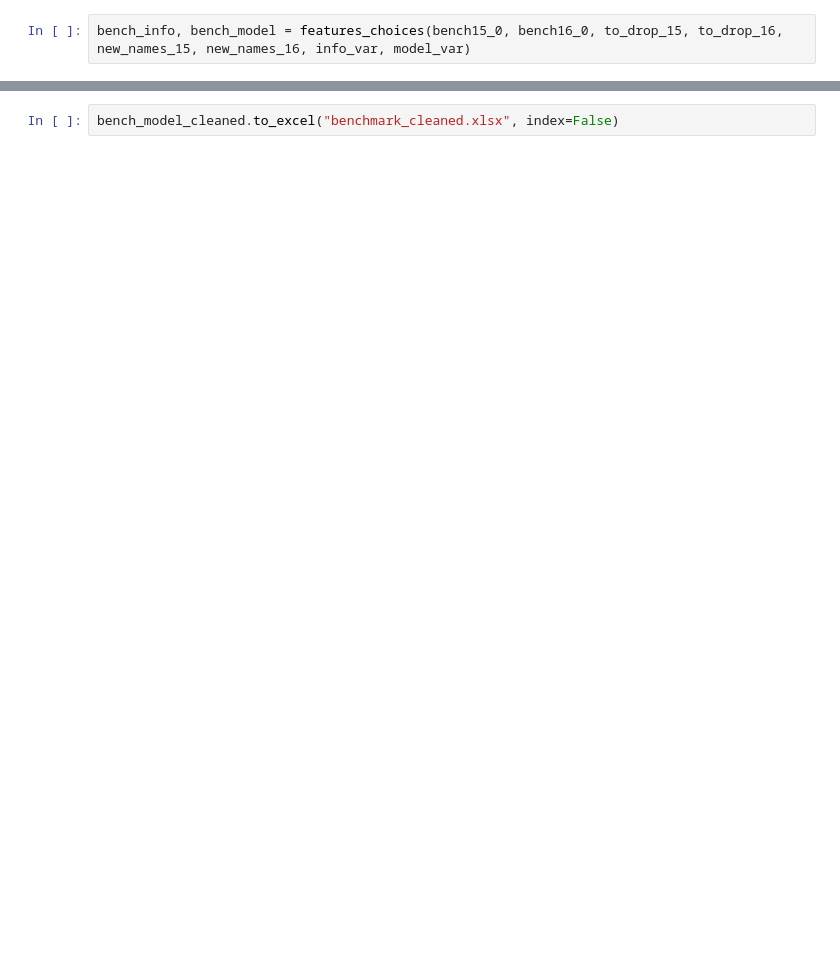
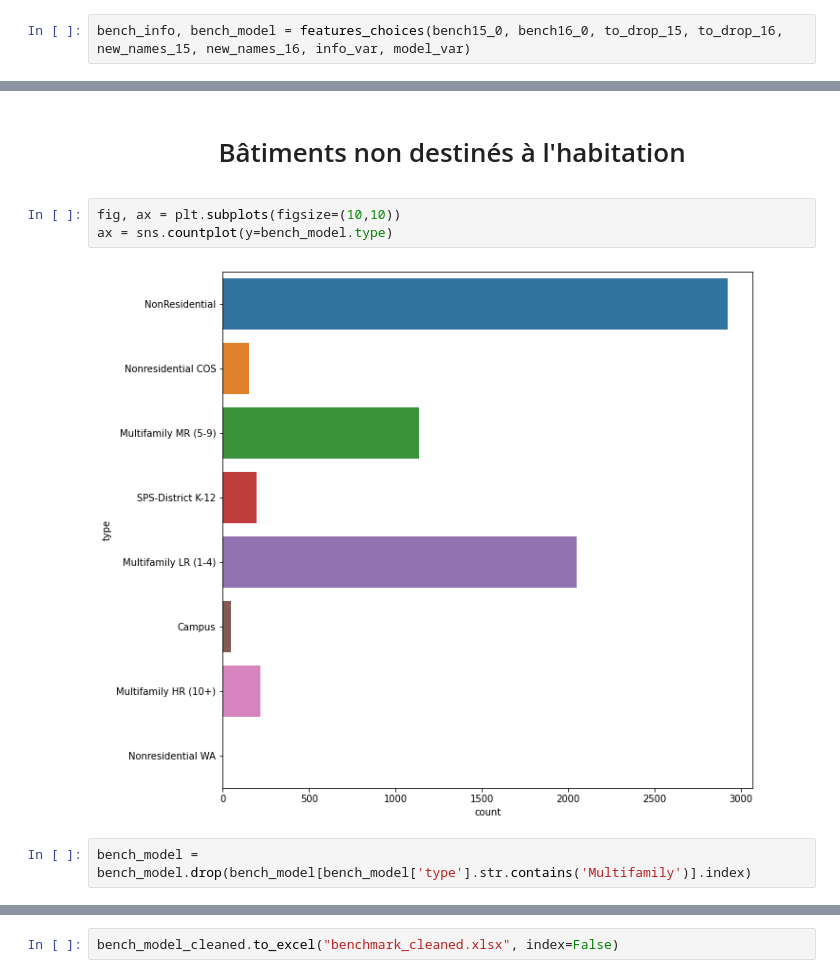
Before and after one commit to datanab/energy-consumption-prediction, a Jupyter notebook: Pélec_01_notebook_2.ipynb, the cells around one changed output, grey strips where cells are left out. Drawn from its saved outputs; the diff is of its cells as text; blank space fills up the shorter version.

```diff
--- a/Pélec_01_notebook_2.ipynb
+++ b/Pélec_01_notebook_2.ipynb
@@ -72,0 +205,9 @@ bench_info, bench_model = features_choices(bench15_0, bench16_0, to_drop_15, to_
+# %% [markdown]
+# <p style = 'text-align:center'> Bâtiments non destinés à l'habitation </p>
+# %%
+fig, ax = plt.subplots(figsize=(10,10))
+ax = sns.countplot(y=bench_model.type)
+# %% [output]
+[figure, added]
+# %%
+bench_model = bench_model.drop(bench_model[bench_model['type'].str.contains('Multifamily')].index)
```
Also changed, not shown: parts of 54 cells of this notebook.
